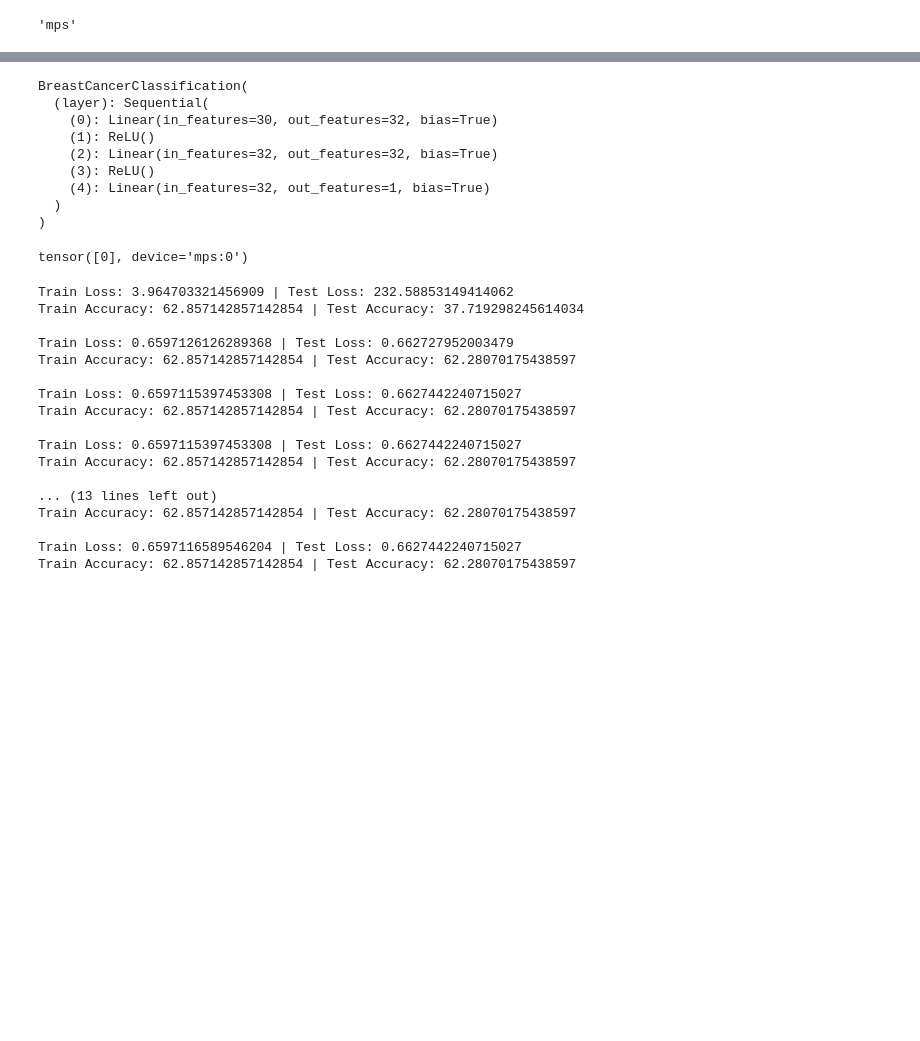
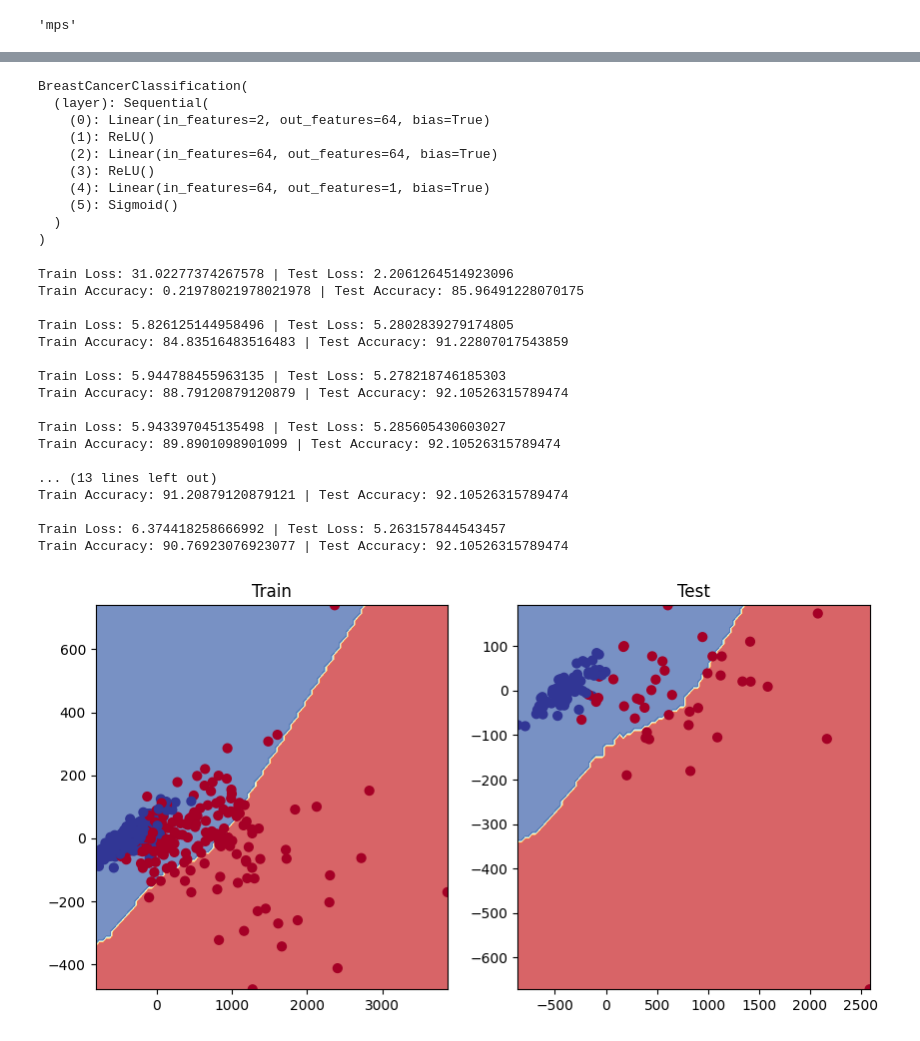
Before and after one commit to axiomchronicles/neural_network_learning, a Jupyter notebook: PyTorch_Learning/pathway_10.ipynb, the cells around one changed output, grey strips where cells are left out. Drawn from its saved outputs; the diff is of its cells as text; code cells hidden in the pictures; blank space fills up the shorter version.

```diff
--- a/PyTorch_Learning/pathway_10.ipynb
+++ b/PyTorch_Learning/pathway_10.ipynb
@@ -33,11 +36,12 @@ class BreastCancerClassification(nn.Module):
     def __init__(self):
         super().__init__()
         self.layer = nn.Sequential(
-            nn.Linear(in_features = 30, out_features = 32),
+            nn.Linear(in_features = 2, out_features = 64),
             nn.ReLU(),
-            nn.Linear(in_features = 32, out_features = 32),
+            nn.Linear(in_features = 64, out_features = 64),
             nn.ReLU(),
-            nn.Linear(in_features = 32, out_features = 1)
+            nn.Linear(in_features = 64, out_features = 1),
+            nn.Sigmoid()
         )
 
     def forward(self, x: torch.Tensor) -> torch.Tensor:
@@ -51,30 +55,22 @@ model
 # %% [output]
 BreastCancerClassification(
   (layer): Sequential(
-    (0): Linear(in_features=30, out_features=32, bias=True)
+    (0): Linear(in_features=2, out_features=64, bias=True)
     (1): ReLU()
-    (2): Linear(in_features=32, out_features=32, bias=True)
+    (2): Linear(in_features=64, out_features=64, bias=True)
     (3): ReLU()
-    (4): Linear(in_features=32, out_features=1, bias=True)
+    (4): Linear(in_features=64, out_features=1, bias=True)
+    (5): Sigmoid()
   )
 )
-# %%
-model.eval()
-with torch.inference_mode():
-    y_logits = model(X_test.to(device))
-    y_pred = torch.sigmoid(y_logits).argmax(dim=1)
-
-y_pred.unique()
-# %% [output]
-tensor([0], device='mps:0')
 # %%
 X_train, y_train = X_train.to(device), y_train.to(device)
 X_test, y_test = X_test.to(device), y_test.to(device)
 # %%
-loss_fn = nn.BCEWithLogitsLoss()
-optimizer = torch.optim.Adam(params = model.parameters(), lr = 0.1)
+loss_fn = nn.BCELoss()
+optimizer = torch.optim.Adam(params = model.parameters(), lr = 0.01)
 # %%
-epochs = 1000
+epochs = 10000
 total_epochs = []
 losses = []
 test_losses = []
@@ -82,11 +78,10 @@ test_losses = []
 for epoch in range(epochs):
     model.train()
 
-    y_logits = model(X_train).squeeze()
-    y_pred = torch.round(torch.sigmoid(y_logits))
+    y_pred = model(X_train).squeeze()
     train_accuracy = accuracy_fn(y_train, y_pred)
 
-    loss = loss_fn(y_logits, y_train)
+    loss = loss_fn(y_pred, y_train)
     optimizer.zero_grad()
 
     loss.backward()
@@ -95,11 +90,10 @@ for epoch in range(epochs):
 
     model.eval()
     with torch.inference_mode():
-        y_test_logits = model(X_test).squeeze()
-        y_test_pred = torch.round(torch.sigmoid(y_test_logits))
+        y_test_pred = model(X_test).squeeze()
         test_accuracy = accuracy_fn(y_test, y_test_pred)
 
-        test_loss = loss_fn(y_test_logits, y_test)
+        test_loss = loss_fn(y_test_pred, y_test)
         test_losses.append(test_loss.item())
 
     total_epochs.append(epoch)
@@ -107,20 +101,30 @@ for epoch in range(epochs):
         print(f"Train Loss: {loss} | Test Loss: {test_loss}")
         print(f"Train Accuracy: {train_accuracy} | Test Accuracy: {test_accuracy}\n")
 # %% [output]
-Train Loss: 3.964703321456909 | Test Loss: 232.58853149414062
-Train Accuracy: 62.857142857142854 | Test Accuracy: 37.719298245614034
+Train Loss: 31.02277374267578 | Test Loss: 2.2061264514923096
+Train Accuracy: 0.21978021978021978 | Test Accuracy: 85.96491228070175
 
-Train Loss: 0.6597126126289368 | Test Loss: 0.662727952003479
-Train Accuracy: 62.857142857142854 | Test Accuracy: 62.28070175438597
+Train Loss: 5.826125144958496 | Test Loss: 5.2802839279174805
+Train Accuracy: 84.83516483516483 | Test Accuracy: 91.22807017543859
 
-Train Loss: 0.6597115397453308 | Test Loss: 0.6627442240715027
-Train Accuracy: 62.857142857142854 | Test Accuracy: 62.28070175438597
+Train Loss: 5.944788455963135 | Test Loss: 5.278218746185303
+Train Accuracy: 88.79120879120879 | Test Accuracy: 92.10526315789474
 
-Train Loss: 0.6597115397453308 | Test Loss: 0.6627442240715027
-Train Accuracy: 62.857142857142854 | Test Accuracy: 62.28070175438597
+Train Loss: 5.943397045135498 | Test Loss: 5.285605430603027
+Train Accuracy: 89.8901098901099 | Test Accuracy: 92.10526315789474
 
 ... (13 lines left out)
-Train Accuracy: 62.857142857142854 | Test Accuracy: 62.28070175438597
+Train Accuracy: 91.20879120879121 | Test Accuracy: 92.10526315789474
 
-Train Loss: 0.6597116589546204 | Test Loss: 0.6627442240715027
-Train Accuracy: 62.857142857142854 | Test Accuracy: 62.28070175438597
+Train Loss: 6.374418258666992 | Test Loss: 5.263157844543457
+Train Accuracy: 90.76923076923077 | Test Accuracy: 92.10526315789474
+# %%
+plt.figure(figsize=(10, 5))
+plt.subplot(1, 2, 1)
+plt.title("Train")
+plot_decision_boundary(model, X_train.cpu(), y_train.cpu())
+plt.subplot(1, 2, 2)
+plt.title("Test")
+plot_decision_boundary(model, X_test.cpu(), y_test.cpu())
+# %% [output]
+[figure, added]
```
Also changed, not shown: parts of 4 cells of this notebook.
